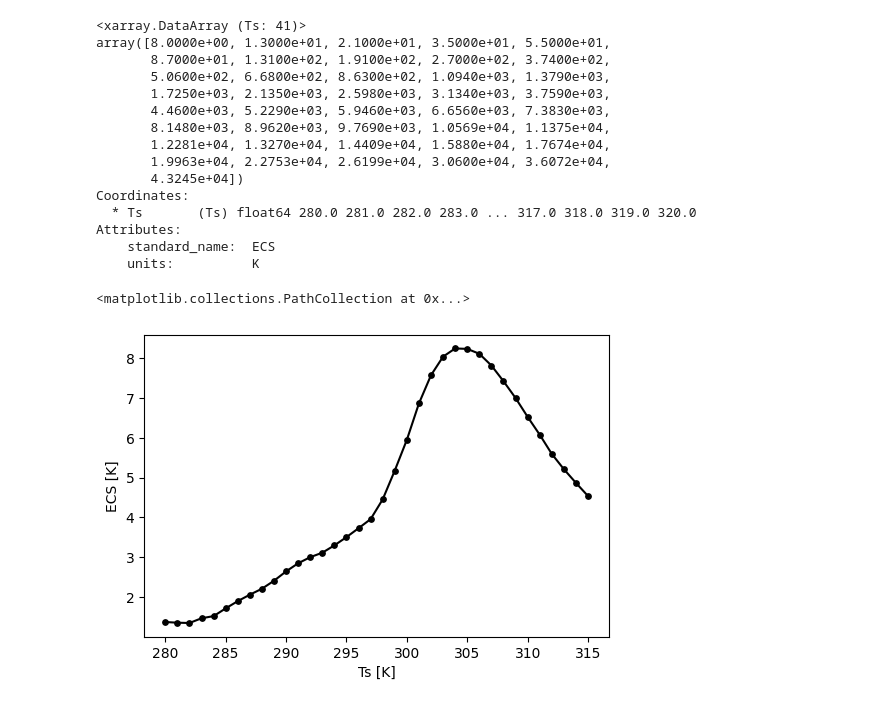
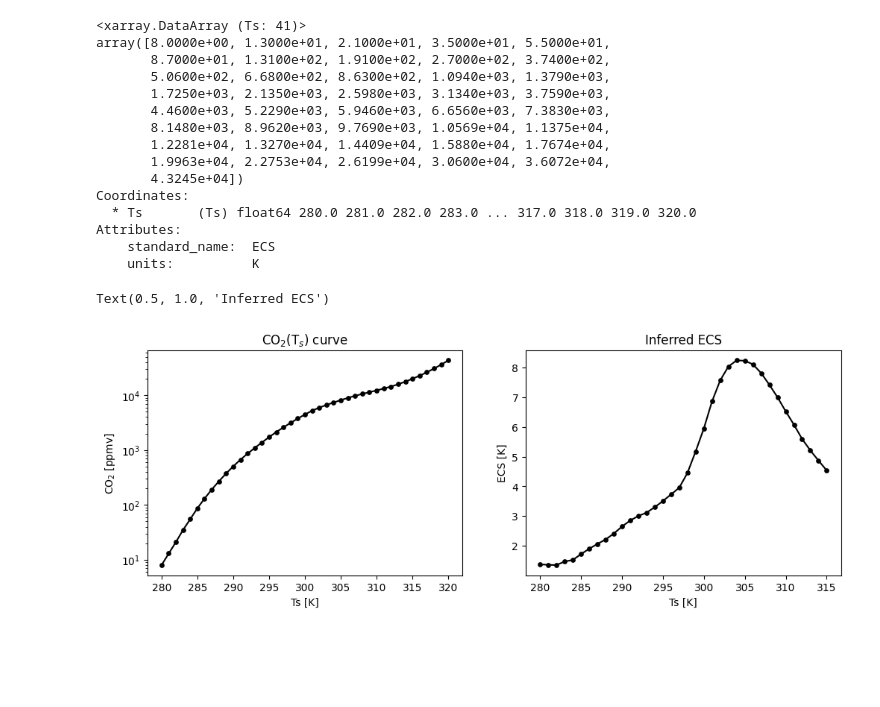
Before and after one commit to AndrewILWilliams/ECS_bump, a Jupyter notebook: climlab_rrtmg.ipynb, the cells around one changed output. Cells and saved outputs as stored; diff of their text form; code cells hidden in the pictures; blank space fills up the shorter version.

Commit message:
Added example figure like in seeley and jeevanjee 2020

```diff
--- a/climlab_rrtmg.ipynb
+++ b/climlab_rrtmg.ipynb
@@ -290,10 +290,16 @@ Attributes:
 for temp in da_ECS.Ts:
     conc = C_Ts.sel(Ts=temp)
     da_ECS.loc[dict(Ts=temp)] = Ts_C.interp(CO2=2*conc) - Ts_C.sel(CO2=conc)
-# %%
-fig,ax=plt.subplots(dpi=100)
-da_ECS.plot(ax=ax, color='k')
-ax.scatter(C_Ts.Ts, da_ECS, color='k', s=15)
-# %% [output]
-<matplotlib.collections.PathCollection at 0x...>
-[figure, removed]
+# %%
+fig,axs=plt.subplots(ncols=2, figsize=(12,4), dpi=100)
+
+C_Ts.plot(ax=axs[0], yscale='log', color='k')
+axs[0].scatter(C_Ts.Ts, C_Ts, color='k', s=15)
+axs[0].set_title(r"CO$_{2}$(T$_{s}$) curve")
+
+da_ECS.plot(ax=axs[1], color='k')
+axs[1].scatter(C_Ts.Ts, da_ECS, color='k', s=15)
+axs[1].set_title(r"Inferred ECS")
+# %% [output]
+Text(0.5, 1.0, 'Inferred ECS')
+[figure, added]
```
Also changed, not shown: parts of 2 cells of this notebook, 1 other file.
